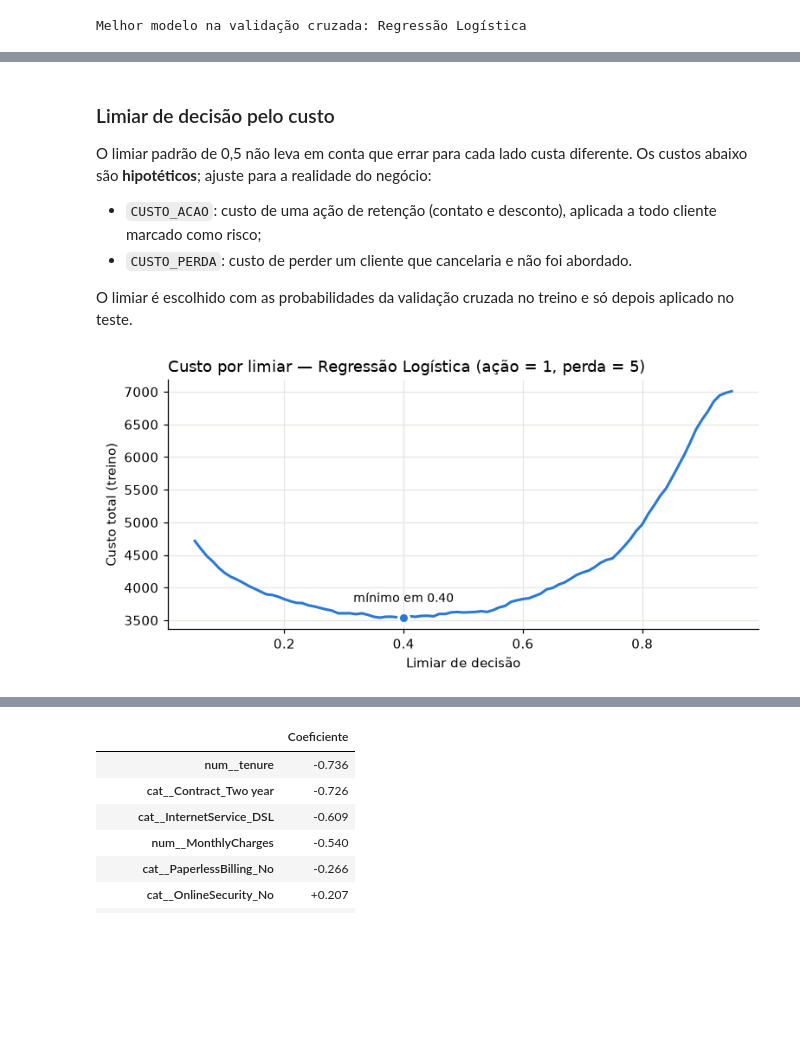
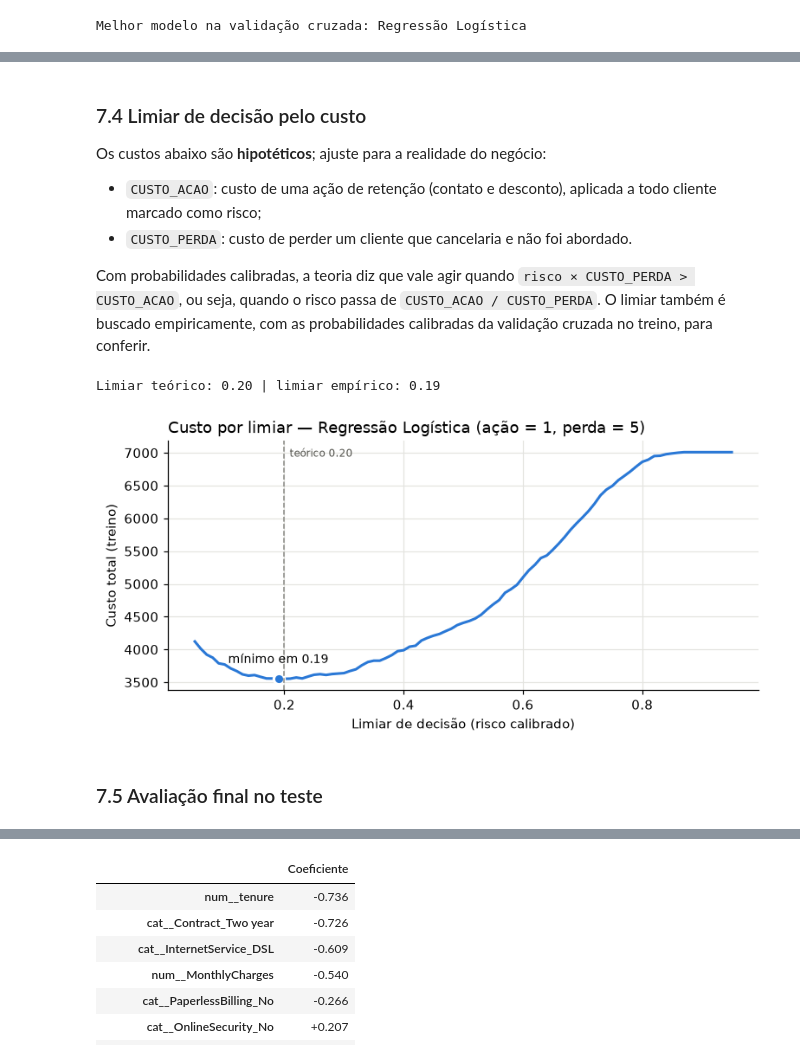
Before and after one commit to LorenzoNMachado/Customer-Churn, a Jupyter notebook: notebooks/analise_churn.ipynb, the cells around one changed output, grey strips where cells are left out. Cells and saved outputs as stored; diff of their text form; code cells hidden in the pictures; blank space fills up the shorter version.

```diff
--- a/notebooks/analise_churn.ipynb
+++ b/notebooks/analise_churn.ipynb
@@ -370,0 +479,27 @@ Melhor modelo na validação cruzada: Regressão Logística
+# %%
+from sklearn.calibration import CalibratedClassifierCV, calibration_curve
+from sklearn.metrics import brier_score_loss, classification_report, confusion_matrix, roc_auc_score
+from sklearn.model_selection import cross_val_predict
+
+sem_calibracao = modelos[melhor].fit(X_treino, y_treino)
+calibrado = CalibratedClassifierCV(modelos[melhor], method='sigmoid', cv=5).fit(X_treino, y_treino)
+prob = {
+    'Sem calibração': sem_calibracao.predict_proba(X_teste)[:, 1],
+    'Calibrado': calibrado.predict_proba(X_teste)[:, 1],
+}
+
+fig, ax = plt.subplots(figsize=(5.5, 5))
+ax.plot([0, 1], [0, 1], color=CINZA, linestyle='--', linewidth=1)
+ax.annotate('calibração perfeita', (0.80, 0.74), rotation=42, fontsize=8, color=TEXTO_SECUNDARIO)
+for (nome, p), cor in zip(prob.items(), (LARANJA, AZUL)):
+    real, previsto = calibration_curve(y_teste, p, n_bins=10, strategy='quantile')
+    ax.plot(previsto, real, marker='o', markersize=6, color=cor, linewidth=2,
+            markeredgecolor='white', markeredgewidth=1.5,
+            label=f'{nome} (Brier {brier_score_loss(y_teste, p):.3f})')
+ax.set_xlim(0, 1)
+ax.set_ylim(0, 1)
+ax.set_xlabel('Risco previsto')
+ax.set_ylabel('Proporção real de churn')
+ax.set_title(f'Calibração — {melhor} (teste)', loc='left')
+ax.legend(loc='upper left', frameon=False)
+plt.show()
@@ -371,39 +508,43 @@ Melhor modelo na validação cruzada: Regressão Logística
 # %% [markdown]
-### Limiar de decisão pelo custo
+### 7.4 Limiar de decisão pelo custo
 
-O limiar padrão de 0,5 não leva em conta que errar para cada lado custa diferente. Os custos abaixo são **hipotéticos**; ajuste para a realidade do negócio:
+Os custos abaixo são **hipotéticos**; ajuste para a realidade do negócio:
 
 - `CUSTO_ACAO`: custo de uma ação de retenção (contato e desconto), aplicada a todo cliente marcado como risco;
 - `CUSTO_PERDA`: custo de perder um cliente que cancelaria e não foi abordado.
 
-O limiar é escolhido com as probabilidades da validação cruzada no treino e só depois aplicado no teste.
+Com probabilidades calibradas, a teoria diz que vale agir quando `risco × CUSTO_PERDA > CUSTO_ACAO`, ou seja, quando o risco passa de `CUSTO_ACAO / CUSTO_PERDA`. O limiar também é buscado empiricamente, com as probabilidades calibradas da validação cruzada no treino, para conferir.
 # %%
-import numpy as np
-from sklearn.metrics import classification_report, confusion_matrix, roc_auc_score
-from sklearn.model_selection import cross_val_predict
-
 CUSTO_ACAO = 1
 CUSTO_PERDA = 5
 
 def custo_total(y_real, prob, limiar):
     tn, fp, fn, tp = confusion_matrix(y_real, prob >= limiar).ravel()
     return (tp + fp) * CUSTO_ACAO + fn * CUSTO_PERDA
 
-modelo_final = modelos[melhor]
-prob_cv = cross_val_predict(modelo_final, X_treino, y_treino, cv=cv, method='predict_proba')[:, 1]
+prob_cv = cross_val_predict(CalibratedClassifierCV(modelos[melhor], method='sigmoid', cv=5),
+                            X_treino, y_treino, cv=cv, method='predict_proba')[:, 1]
 limiares = np.round(np.arange(0.05, 0.96, 0.01), 2)
 custos = np.array([custo_total(y_treino, prob_cv, l) for l in limiares])
 limiar = limiares[custos.argmin()]
+limiar_teorico = CUSTO_ACAO / CUSTO_PERDA
+print(f'Limiar teórico: {limiar_teorico:.2f} | limiar empírico: {limiar:.2f}')
 
 fig, ax = plt.subplots(figsize=(8, 3.4))
 ax.plot(limiares, custos, color=AZUL, linewidth=2)
 ax.plot(limiar, custos.min(), 'o', color=AZUL, markersize=8, markeredgecolor='white', markeredgewidth=2)
 ax.annotate(f'mínimo em {limiar:.2f}', (limiar, custos.min()), xytext=(0, 12),
             textcoords='offset points', fontsize=9, ha='center')
-ax.set_xlabel('Limiar de decisão')
+ax.axvline(limiar_teorico, color=CINZA, linestyle='--', linewidth=1)
+ax.annotate(f'teórico {limiar_teorico:.2f}', xy=(limiar_teorico, 1), xycoords=('data', 'axes fraction'),
+            xytext=(4, -12), textcoords='offset points', fontsize=8, color=TEXTO_SECUNDARIO)
+ax.set_xlabel('Limiar de decisão (risco calibrado)')
 ax.set_ylabel('Custo total (treino)')
 ax.set_title(f'Custo por limiar — {melhor} (ação = {CUSTO_ACAO}, perda = {CUSTO_PERDA})', loc='left')
 plt.show()
 # %% [output]
+Limiar teórico: 0.20 | limiar empírico: 0.19
-[figure, old version]
+[figure, new version]
+# %% [markdown]
+### 7.5 Avaliação final no teste
 # %%
```
Also changed, not shown: parts of 18 cells of this notebook, 11 other files.
